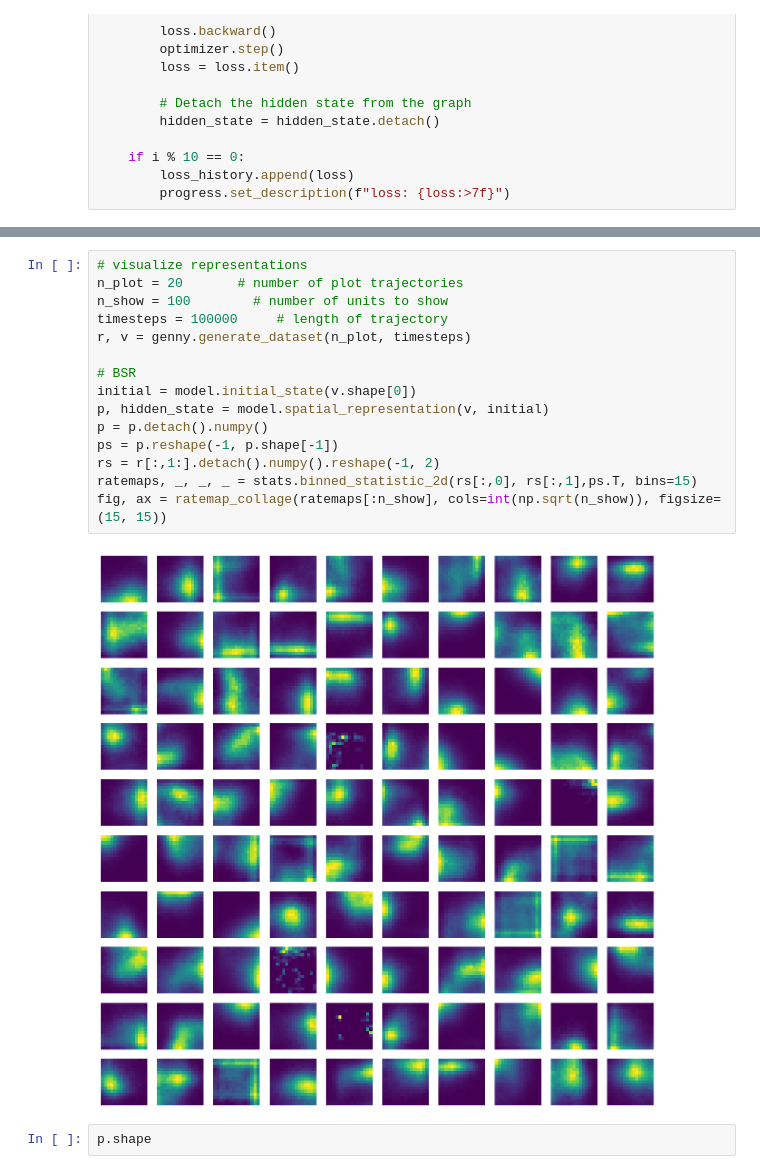
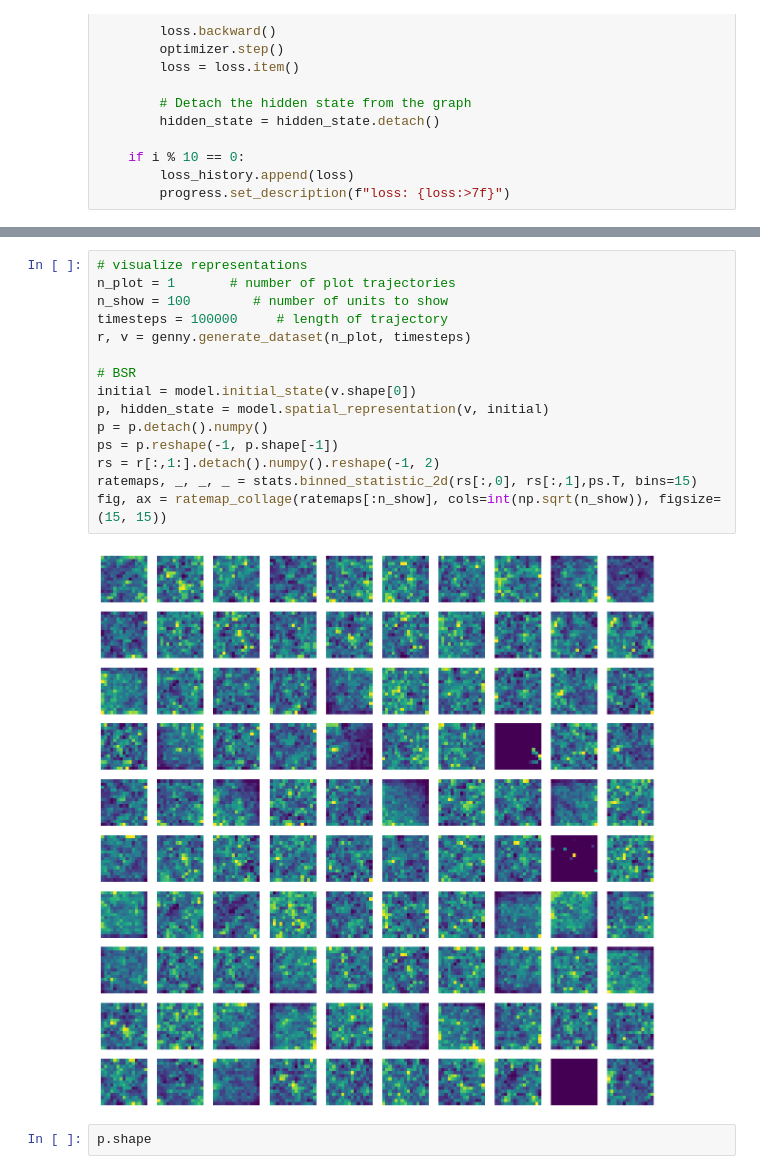
Before and after one commit to bioAI-Oslo/ConjunctiveRepresentations, a Jupyter notebook: fr_stateful_training.ipynb, the cells around one changed output, grey strips where cells are left out. Drawn from its saved outputs; the diff is of its cells as text.

Commit message:
visualizations for paper

```diff
--- a/fr_stateful_training.ipynb
+++ b/fr_stateful_training.ipynb
@@ -85,20 +85,20 @@ Text(0, 0.5, 'Train Loss')
 # %%
 # visualize representations
-n_plot = 20       # number of plot trajectories
+n_plot = 1       # number of plot trajectories
 n_show = 100        # number of units to show
 timesteps = 100000     # length of trajectory
 r, v = genny.generate_dataset(n_plot, timesteps)
 
 # BSR
 initial = model.initial_state(v.shape[0])
 p, hidden_state = model.spatial_representation(v, initial)
 p = p.detach().numpy()
 ps = p.reshape(-1, p.shape[-1])
 rs = r[:,1:].detach().numpy().reshape(-1, 2)
 ratemaps, _, _, _ = stats.binned_statistic_2d(rs[:,0], rs[:,1],ps.T, bins=15)
 fig, ax = ratemap_collage(ratemaps[:n_show], cols=int(np.sqrt(n_show)), figsize=(15, 15))
 # %% [output]
-[figure, old version]
+[figure, new version]
 # %%
 p.shape
 # %% [output]
```
Also changed, not shown: parts of 1 cell of this notebook, 21 other files.
